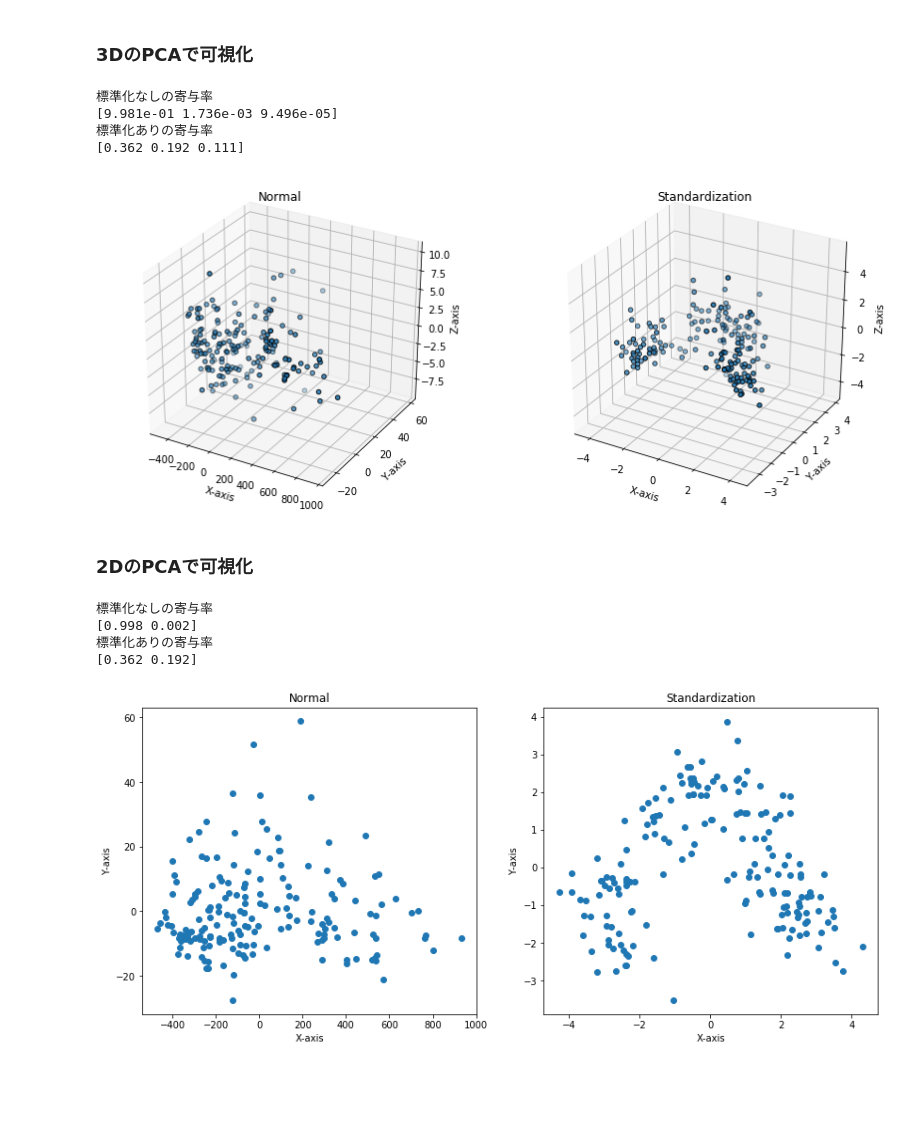
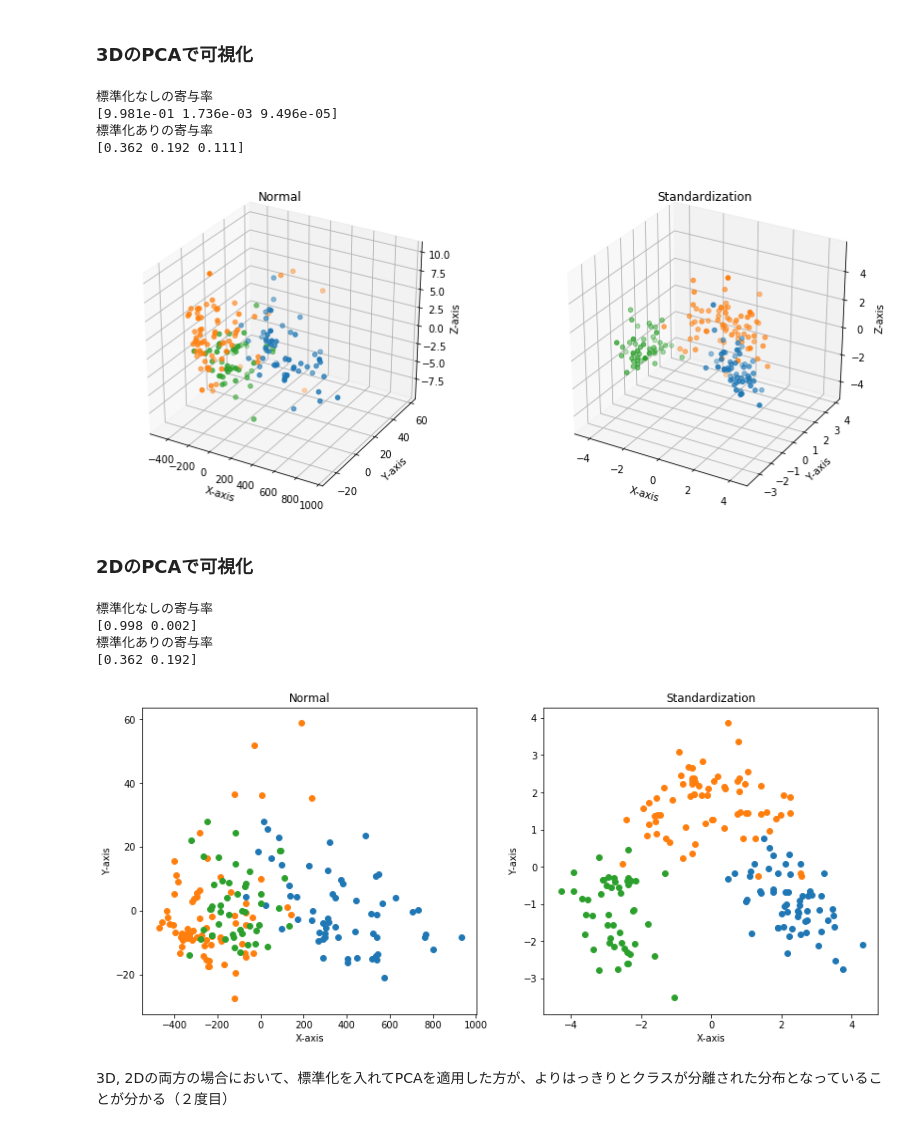
Before and after one commit to furukawa-laboratory/workout_report_2019, a Jupyter notebook: trainee/tsuno/preprocessing/data_processing.ipynb, the cells around one changed output. Cells and saved outputs as stored; diff of their text form; code cells hidden in the pictures; blank space fills up the shorter version.

```diff
--- a/trainee/tsuno/preprocessing/data_processing.ipynb
+++ b/trainee/tsuno/preprocessing/data_processing.ipynb
@@ -407,7 +413,9 @@ y = iris.target
 pca = decomposition.PCA(n_components=2).fit(X)
 X = pca.transform(X)
 ax1 = fig.add_subplot(121)
-ax1.scatter(X[:,0], X[:,1])
+for label in np.unique(y):
+    ax1.scatter(X[y == label, 0],
+                X[y == label, 1])
 ax1.set_title('Normal')
 ax1.set_xlabel("X-axis")
 ax1.set_ylabel("Y-axis")
@@ -426,7 +434,9 @@ pca = decomposition.PCA(n_components=2).fit(scaledX)
 scaledX = pca.transform(scaledX)
 
 ax2 = fig.add_subplot(122)
-ax2.scatter(scaledX[:,0], scaledX[:,1])
+for label in np.unique(y):
+    ax2.scatter(scaledX[y == label, 0],
+                scaledX[y == label, 1])
 ax2.set_title('Standardization')
 ax2.set_xlabel("X-axis")
 ax2.set_ylabel("Y-axis")
@@ -729,7 +756,10 @@ y = boston.target
 pca = decomposition.PCA(n_components=3).fit(X)
 X = pca.transform(X)
 ax1 = fig.add_subplot(121, projection='3d')
-ax1.scatter(X[:,0], X[:,1], X[:,2], c=None, cmap=plt.cm.nipy_spectral, edgecolor='k')
+for label in np.unique(y):
+    ax1.scatter(X[y == label, 0],
+                X[y == label, 1],
+                X[y == label, 2])
 ax1.set_title('Normal')
 ax1.set_xlabel("X-axis")
 ax1.set_ylabel("Y-axis")
@@ -750,7 +780,10 @@ pca = decomposition.PCA(n_components=3).fit(scaledX)
 scaledX = pca.transform(scaledX)
 
 ax2 = fig.add_subplot(122, projection='3d')
-ax2.scatter(scaledX[:,0], scaledX[:,1], scaledX[:,2], c=None, cmap=plt.cm.nipy_spectral, edgecolor='k')
+for label in np.unique(y):
+    ax2.scatter(scaledX[y == label, 0],
+                scaledX[y == label, 1],
+                scaledX[y == label, 2])
 ax2.set_title('Standardization')
 ax2.set_xlabel("X-axis")
 ax2.set_ylabel("Y-axis")
@@ -790,7 +823,9 @@ y = boston.target
 pca = decomposition.PCA(n_components=2).fit(X)
 X = pca.transform(X)
 ax1 = fig.add_subplot(121)
-ax1.scatter(X[:,0], X[:,1])
+for label in np.unique(y):
+    ax1.scatter(X[y == label, 0],
+                X[y == label, 1])
 ax1.set_title('Normal')
 ax1.set_xlabel("X-axis")
 ax1.set_ylabel("Y-axis")
@@ -810,7 +845,9 @@ pca = decomposition.PCA(n_components=2).fit(scaledX)
 scaledX = pca.transform(scaledX)
 
 ax2 = fig.add_subplot(122)
-ax2.scatter(scaledX[:,0], scaledX[:,1])
+for label in np.unique(y):
+    ax2.scatter(scaledX[y == label, 0],
+                scaledX[y == label, 1])
 ax2.set_title('Standardization')
 ax2.set_xlabel("X-axis")
 ax2.set_ylabel("Y-axis")
@@ -850,7 +889,10 @@ y = wine.target
 pca = decomposition.PCA(n_components=3).fit(X)
 X = pca.transform(X)
 ax1 = fig.add_subplot(121, projection='3d')
-ax1.scatter(X[:,0], X[:,1], X[:,2], c=None, cmap=plt.cm.nipy_spectral, edgecolor='k')
+for label in np.unique(y):
+    ax1.scatter(X[y == label, 0],
+                X[y == label, 1],
+                X[y == label, 2])
 ax1.set_title('Normal')
 ax1.set_xlabel("X-axis")
 ax1.set_ylabel("Y-axis")
@@ -871,7 +913,10 @@ pca = decomposition.PCA(n_components=3).fit(scaledX)
 scaledX = pca.transform(scaledX)
 
 ax2 = fig.add_subplot(122, projection='3d')
-ax2.scatter(scaledX[:,0], scaledX[:,1], scaledX[:,2], c=None, cmap=plt.cm.nipy_spectral, edgecolor='k')
+for label in np.unique(y):
+    ax2.scatter(scaledX[y == label, 0],
+                scaledX[y == label, 1],
+                scaledX[y == label, 2])
 ax2.set_title('Standardization')
 ax2.set_xlabel("X-axis")
 ax2.set_ylabel("Y-axis")
@@ -885,7 +930,7 @@ plt.show()
 [9.981e-01 1.736e-03 9.496e-05]
 標準化ありの寄与率
 [0.362 0.192 0.111]
-[figure, old version]
+[figure, new version]
 # %% [markdown]
 ### 2DのPCAで可視化
 # %%
@@ -911,37 +956,43 @@ y = wine.target
 pca = decomposition.PCA(n_components=2).fit(X)
 X = pca.transform(X)
 ax1 = fig.add_subplot(121)
-ax1.scatter(X[:,0], X[:,1])
+for label in np.unique(y):
+    ax1.scatter(X[y == label, 0],
+                X[y == label, 1])
 ax1.set_title('Normal')
 ax1.set_xlabel("X-axis")
 ax1.set_ylabel("Y-axis")
 print('標準化なしの寄与率')
 print(np.array(pca.explained_variance_ratio_))
 
 # 2番目
 wine = datasets.load_wine()
 X = wine.data
 y = wine.target
 
 # 標準化
 scaler = StandardScaler().fit(X)
 scaledX = scaler.transform(X)
 
 pca = decomposition.PCA(n_components=2).fit(scaledX)
 scaledX = pca.transform(scaledX)
 
 ax2 = fig.add_subplot(122)
-ax2.scatter(scaledX[:,0], scaledX[:,1])
+for label in np.unique(y):
+    ax2.scatter(scaledX[y == label, 0],
+                scaledX[y == label, 1])
 ax2.set_title('Standardization')
 ax2.set_xlabel("X-axis")
 ax2.set_ylabel("Y-axis")
 print('標準化ありの寄与率')
 print(np.array(pca.explained_variance_ratio_))
 
 pyplot.show()
 # %% [output]
 標準化なしの寄与率
 [0.998 0.002]
 標準化ありの寄与率
 [0.362 0.192]
-[figure, old version]
+[figure, new version]
+# %% [markdown]
+3D, 2Dの両方の場合において、標準化を入れてPCAを適用した方が、よりはっきりとクラスが分離された分布となっていることが分かる（２度目）
```
Also changed, not shown: parts of 14 cells of this notebook.
